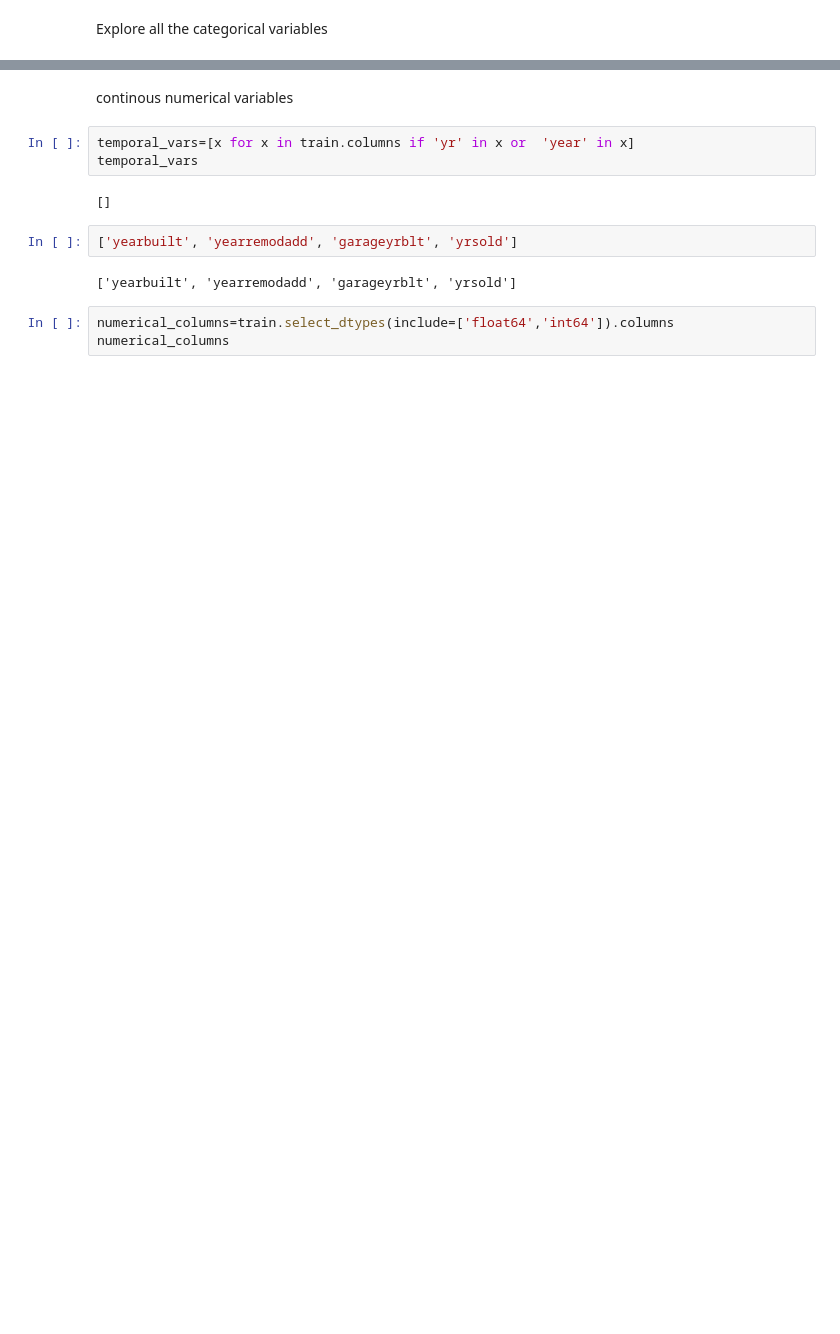
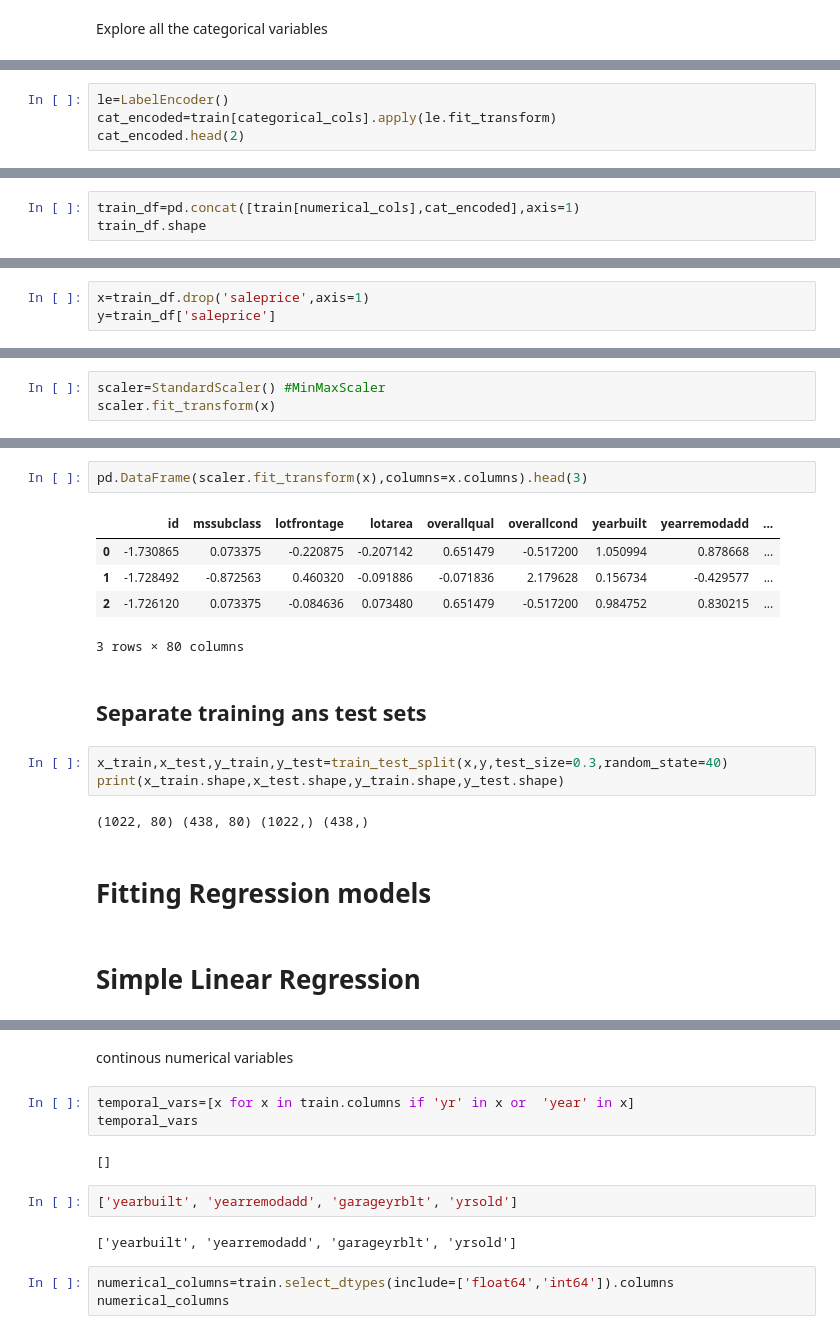
Before and after one commit to Karlajack/MachineLearning1, a Jupyter notebook: housepoject.ipynb, the cells around one changed output, grey strips where cells are left out. Drawn from its saved outputs; the diff is of its cells as text; blank space fills up the shorter version.

```diff
--- a/housepoject.ipynb
+++ b/housepoject.ipynb
@@ -210,0 +227,4 @@ train.isnull().sum().sort_values(ascending=False)
+# %%
+le=LabelEncoder()
+cat_encoded=train[categorical_cols].apply(le.fit_transform)
+cat_encoded.head(2)
@@ -210,0 +236,3 @@ train.isnull().sum().sort_values(ascending=False)
+# %%
+train_df=pd.concat([train[numerical_cols],cat_encoded],axis=1)
+train_df.shape
@@ -210,0 +250,3 @@ train.isnull().sum().sort_values(ascending=False)
+# %%
+x=train_df.drop('saleprice',axis=1)
+y=train_df['saleprice']
@@ -210,0 +255,3 @@ train.isnull().sum().sort_values(ascending=False)
+# %%
+scaler=StandardScaler() #MinMaxScaler
+scaler.fit_transform(x)
@@ -210,0 +272,19 @@ train.isnull().sum().sort_values(ascending=False)
+# %%
+pd.DataFrame(scaler.fit_transform(x),columns=x.columns).head(3)
+# %% [output]
+|  | id | mssubclass | lotfrontage | lotarea | overallqual | overallcond | yearbuilt | yearremodadd | ... |
+| 0 | -1.730865 | 0.073375 | -0.220875 | -0.207142 | 0.651479 | -0.517200 | 1.050994 | 0.878668 | ... |
+| 1 | -1.728492 | -0.872563 | 0.460320 | -0.091886 | -0.071836 | 2.179628 | 0.156734 | -0.429577 | ... |
+| 2 | -1.726120 | 0.073375 | -0.084636 | 0.073480 | 0.651479 | -0.517200 | 0.984752 | 0.830215 | ... |
+3 rows × 80 columns
+# %% [markdown]
+## **Separate training ans test sets**
+# %%
+x_train,x_test,y_train,y_test=train_test_split(x,y,test_size=0.3,random_state=40)
+print(x_train.shape,x_test.shape,y_train.shape,y_test.shape)
+# %% [output]
+(1022, 80) (438, 80) (1022,) (438,)
+# %% [markdown]
+# **Fitting Regression models**
+# %% [markdown]
+# **Simple Linear Regression**
```
Also changed, not shown: parts of 29 cells of this notebook.
